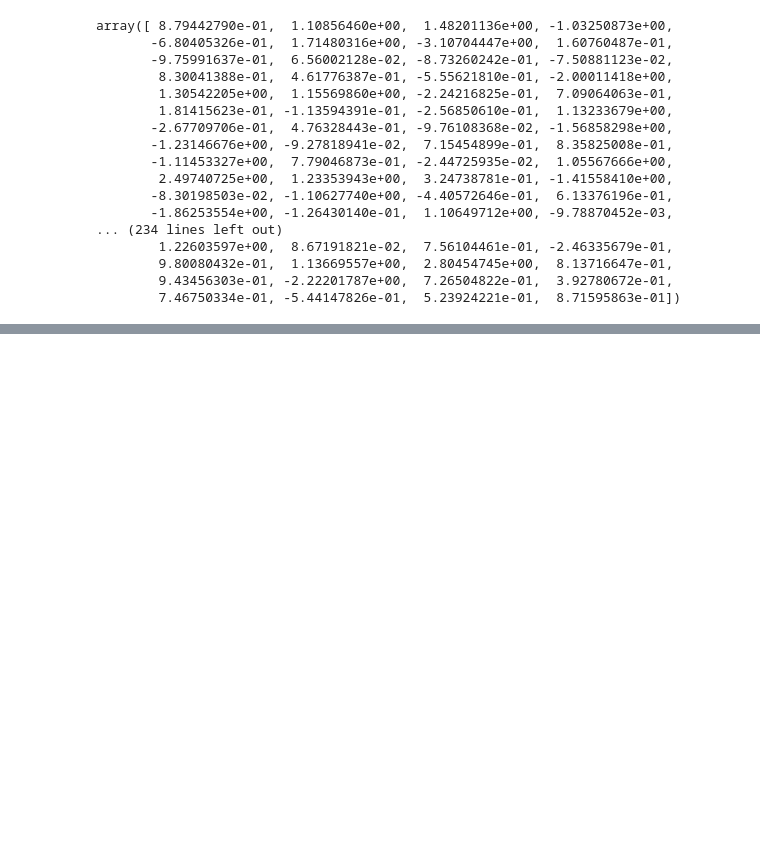
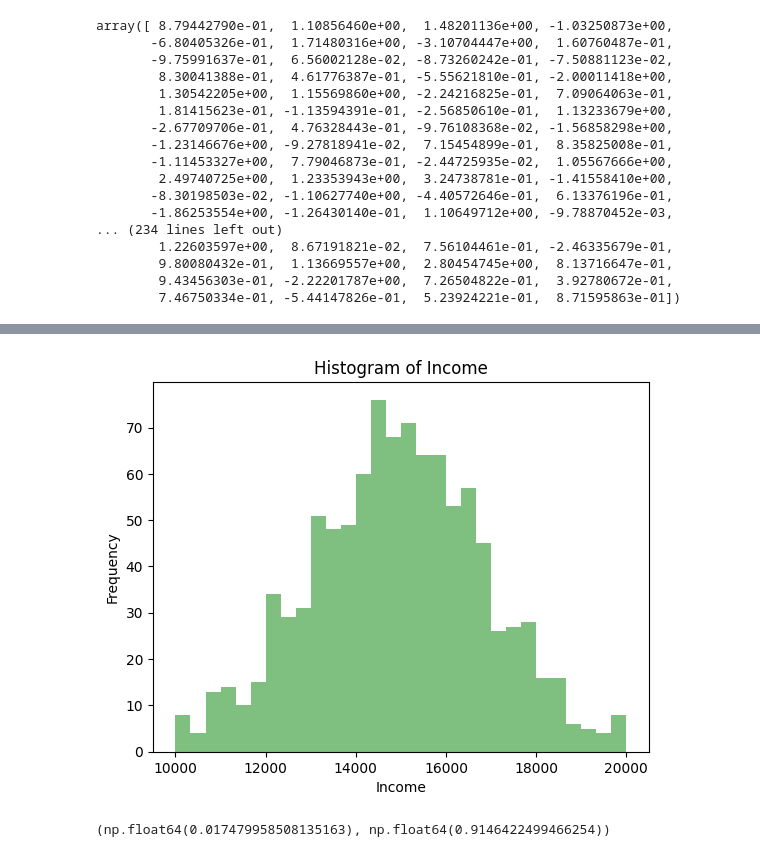
Before and after one commit to rahul8879/rbyte_ai_engineering, a Jupyter notebook: math/basic_stats.ipynb, the cells around one changed output, grey strips where cells are left out. Saved outputs shown, nothing was run; the diff lists cells and outputs as text; code cells hidden in the pictures; blank space fills up the shorter version.

```diff
--- a/math/basic_stats.ipynb
+++ b/math/basic_stats.ipynb
@@ -164,0 +193,12 @@ array([ 8.79442790e-01,  1.10856460e+00,  1.48201136e+00, -1.03250873e+00,
+# %%
+# lets create income variable between 10k to 20k which may be normal distribution
+income = np.random.normal(loc=15000, scale=2000, size=1000)
+income = np.clip(income, 10000, 20000)
+# %% [output]
+[figure, added]
+# %%
+# lets apply ks test to check if income is normal distribution
+ks_statistic, p_value = stats.kstest(income, 'norm', args=(np.mean(income), np.std(income)))
+ks_statistic, p_value
+# %% [output]
+(np.float64(0.017479958508135163), np.float64(0.9146422499466254))
```
Also changed, not shown: parts of 13 cells of this notebook, 1 other file.
